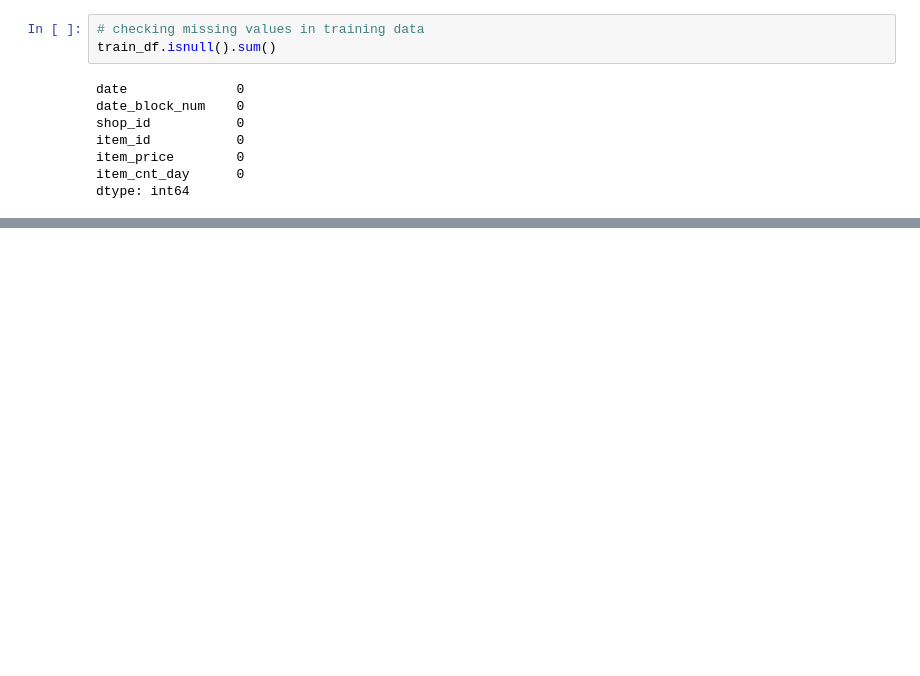
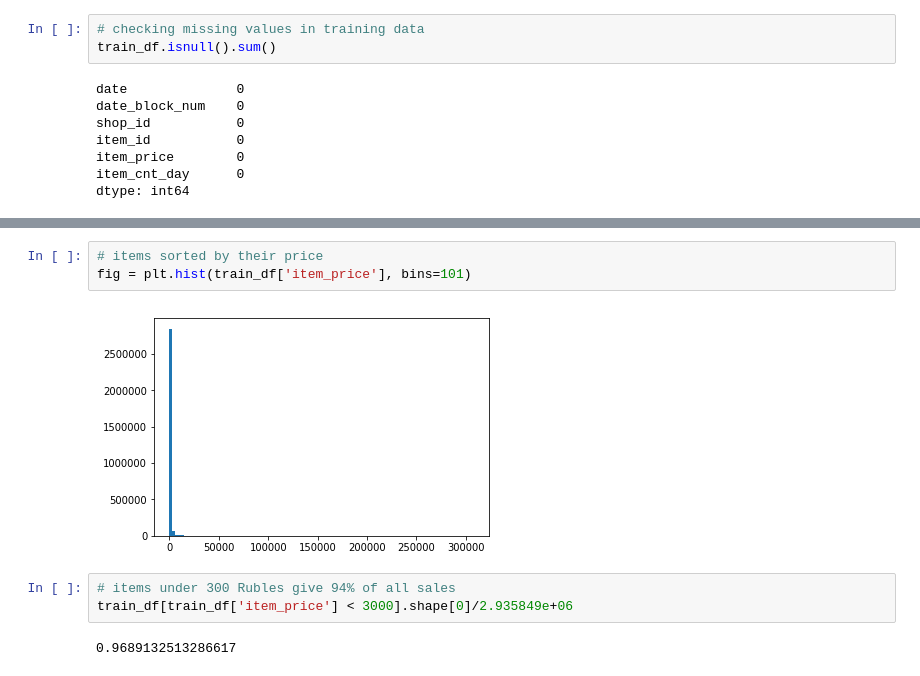
Before and after one commit to lezandar/Predicting_future_sales, a Jupyter notebook: Predict_Sales_v1.0.ipynb, the cells around one changed output, grey strips where cells are left out. Drawn from its saved outputs; the diff is of its cells as text; blank space fills up the shorter version.

```diff
--- a/Predict_Sales_v1.0.ipynb
+++ b/Predict_Sales_v1.0.ipynb
@@ -40,0 +85,10 @@ dtype: int64
+# %%
+# items sorted by their price
+fig = plt.hist(train_df['item_price'], bins=101)
+# %% [output]
+[figure, added]
+# %%
+# items under 300 Rubles give 94% of all sales
+train_df[train_df['item_price'] < 3000].shape[0]/2.935849e+06
+# %% [output]
+0.9689132513286617
```
Also changed, not shown: parts of 15 cells of this notebook.
